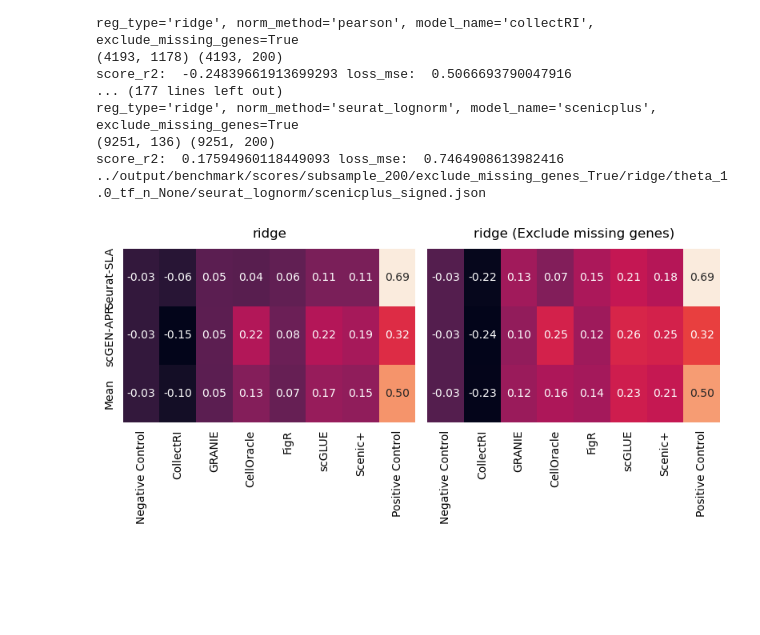
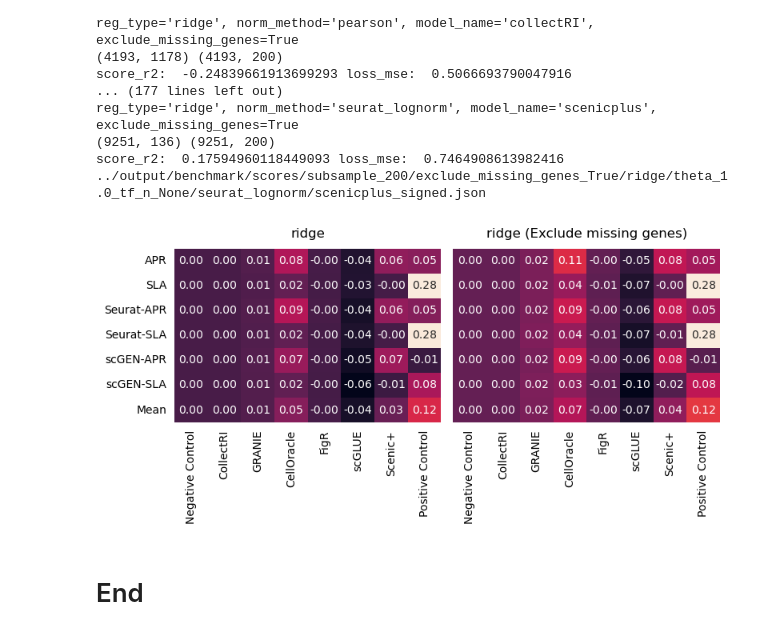
Before and after one commit to janursa/grn_benchmark, a Jupyter notebook: notebooks/first-validation.ipynb, the cells around one changed output. Cells and saved outputs as stored; diff of their text form; code cells hidden in the pictures; blank space fills up the shorter version.

```diff
--- a/notebooks/first-validation.ipynb
+++ b/notebooks/first-validation.ipynb
@@ -203,10 +242,12 @@ print(np.min(tfs_n_list), np.median(tfs_n_list), np.max(tfs_n_list))
 # %% [markdown]
 # main analysis
 # %%
-def extract_table(reg_type, exclude_missing_genes, manipulate, theta, tf_n, subsample):
+datasets = ['pearson', 'lognorm', 'seurat_pearson', 'seurat_lognorm', 'scgen_pearson', 'scgen_lognorm'] # ['seurat_lognorm', 'scgen_pearson']
+grn_models = ['negative_control', 'collectRI', 'granie', 'celloracle', 'figr', 'scglue', 'scenicplus', 'positive_control']
+
+
+def extract_table(reg_type, exclude_missing_genes, manipulate, theta, tf_n, subsample, datasets, grn_models):
     mat = []
-    datasets = ['pearson', 'lognorm', 'seurat_pearson', 'seurat_lognorm', 'scgen_pearson', 'scgen_lognorm']
-    grn_models = ['negative_control', 'collectRI', 'granie', 'celloracle', 'figr', 'scglue', 'scenicplus', 'positive_control']
     for i_plot, norm_method in enumerate(datasets):
         row = []
         for grn_model in grn_models:
@@ -399,8 +433,8 @@ tf_n = None
 
 fig, axes = plt.subplots(2, 2, figsize=(9, 8), sharey=True, sharex=True)
 for j, exclude_missing_genes in enumerate([False, True]):
-    mat_ridge = extract_table('ridge', exclude_missing_genes, manipulate, theta, tf_n, subsample)
-    mat_gb = extract_table('GB', exclude_missing_genes, manipulate, theta, tf_n, subsample)
+    mat_ridge = extract_table('rf', exclude_missing_genes, manipulate, theta, tf_n, subsample, datasets=datasets, grn_models=grn_models)
+    mat_gb = extract_table('GB', exclude_missing_genes, manipulate, theta, tf_n, subsample, datasets=datasets, grn_models=grn_models)
 
 
     # Combine both correlation matrices to find global min and max
@@ -422,5 +456,5 @@ for j, exclude_missing_genes in enumerate([False, True]):
 
     plt.tight_layout()
 
-plt.savefig(f'{work_dir}/benchmark/figs/first-validation-heatmap-subset.png', dpi=300, transparent=True,  bbox_inches='tight')
+# plt.savefig(f'{work_dir}/benchmark/figs/first-validation-heatmap-subset.png', dpi=300, transparent=True,  bbox_inches='tight')
 # %% [output]
@@ -602,2 +681,12 @@ Missing file: ../output/benchmark/scores/subsample_None/exclude_missing_genes_Fa
 # %% [markdown]
 ## Summarize scores
+# %%
+mat_g1_df0 = extract_table(reg_type='GB', exclude_missing_genes=False, manipulate=None, theta=1.0, tf_n=140, subsample=None, datasets=datasets, grn_models=grn_models)
+mat_g1_df1 = extract_table(reg_type='GB', exclude_missing_genes=False, manipulate=None, theta=1.0, tf_n=None, subsample=None, datasets=datasets, grn_models=grn_models)
+
+mat_g1_df0['Scenic+'] = mat_g1_df1['Scenic+']
+
+mat_g0_df0 = extract_table(reg_type='GB', exclude_missing_genes=True, manipulate=None, theta=1.0, tf_n=140, subsample=None, datasets=datasets, grn_models=grn_models)
+mat_g0_df1 = extract_table(reg_type='GB', exclude_missing_genes=True, manipulate=None, theta=1.0, tf_n=None, subsample=None, datasets=datasets, grn_models=grn_models)
+
+mat_g0_df0['Scenic+'] = mat_g0_df1['Scenic+']
@@ -603,0 +711,8 @@ Missing file: ../output/benchmark/scores/subsample_None/exclude_missing_genes_Fa
+# %%
+# regression 1 summary
+metrics = ['g0_df0', 'g0_df1', 'g1_df0', 'g1_df1']
+scores = [df.loc['Mean'].values for df in [mat_g0_df0, mat_g0_df1, mat_g1_df0, mat_g1_df1]]
+models = mat_g0_df0.columns.values
+
+reg1_summary = pd.DataFrame(scores, index=metrics, columns=models)
+reg1_summary
@@ -630,29 +802,34 @@ reg_type='ridge', norm_method='seurat_lognorm', model_name='scenicplus', exclude
 score_r2:  0.17594960118449093 loss_mse:  0.7464908613982416
 ../output/benchmark/scores/subsample_200/exclude_missing_genes_True/ridge/theta_1.0_tf_n_None/seurat_lognorm/scenicplus_signed.json
 # %%
-manipulate='signed'
+# manipulate='signed'
 subsample=200
 theta = 1.0
 tf_n = None
 
 fig, axes = plt.subplots(1, 2, figsize=(8, 4), sharey=True, sharex=True)
 for j, exclude_missing_genes in enumerate([False, True]):
     name = 'ridge'
-    mat_df = extract_table(name, exclude_missing_genes, manipulate, theta, tf_n, subsample)
+    mat_df_signed = extract_table(name, exclude_missing_genes, manipulate='signed', theta=theta, tf_n=tf_n, subsample=subsample, datasets=datasets ,grn_models=grn_models)
+    mat_df = extract_table(name, exclude_missing_genes, manipulate=None, theta=theta, tf_n=tf_n, subsample=subsample, datasets=datasets ,grn_models=grn_models)
+
+    mat_df = mat_df-mat_df_signed
 
     ax = axes[j]
     seaborn.heatmap(mat_df, ax=ax, square=False, cbar=False, annot=True, fmt='.2f')
     # Remove only the ticks, keep labels
     ax.tick_params(left=False, bottom=False)
     ax.xaxis.set_tick_params(width=0)
     ax.yaxis.set_tick_params(width=0)
     if exclude_missing_genes:
         ax.set_title(f'{name} (Exclude missing genes)', pad=10)
     else:
         ax.set_title(f'{name}', pad=10)
 
     plt.tight_layout()
 
 # plt.savefig(f'{work_dir}/benchmark/figs/first-validation-heatmap-subset.png', dpi=300, transparent=True,  bbox_inches='tight')
 # %% [output]
-[figure, old version]
+[figure, new version]
+# %% [markdown]
+# End
```
Also changed, not shown: parts of 13 cells of this notebook, 9 other files.
